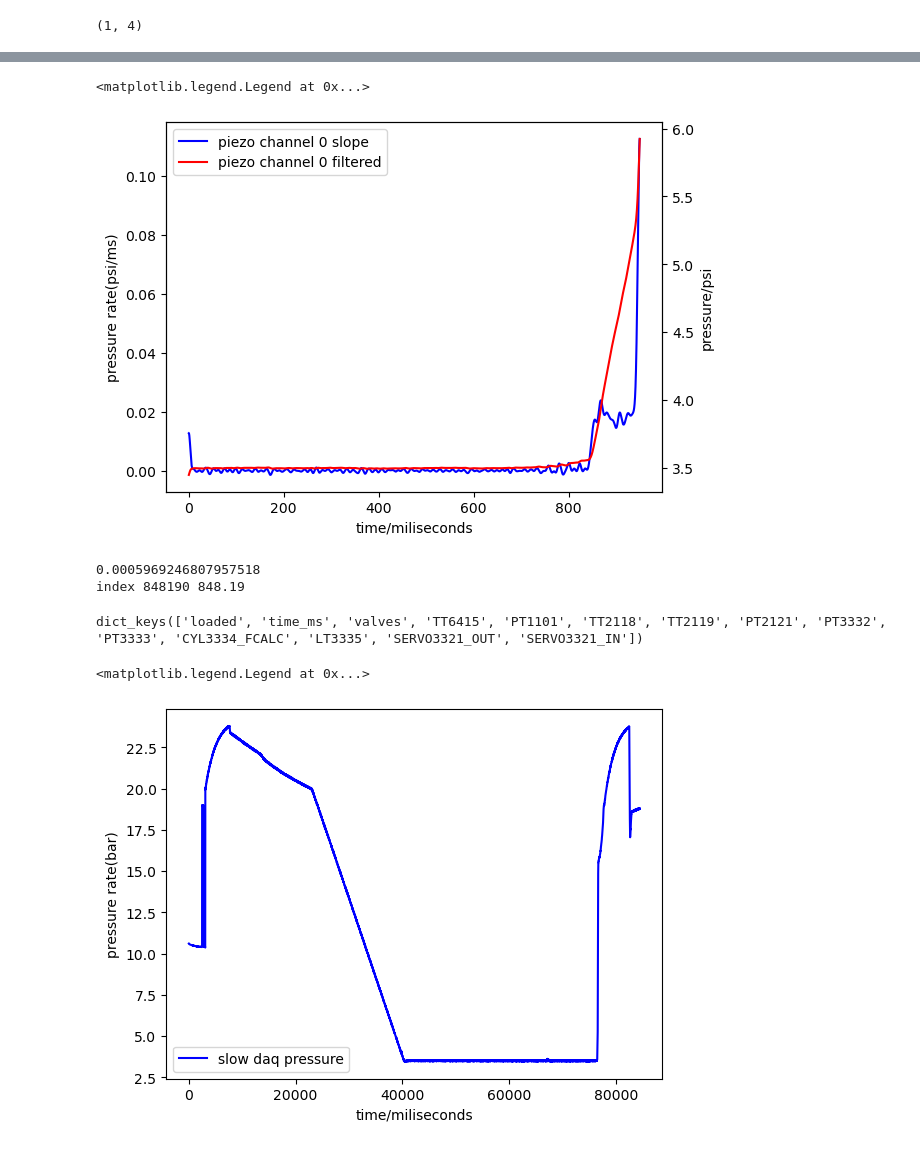
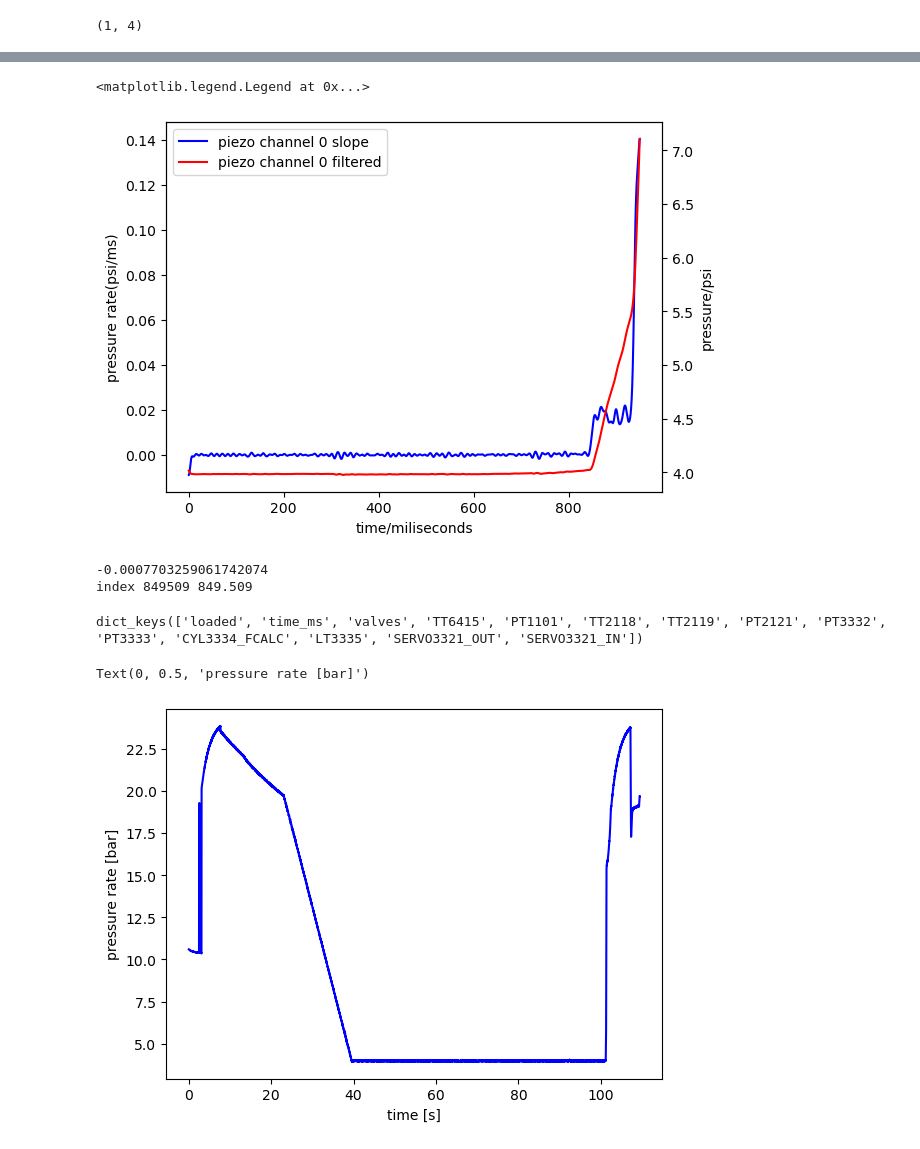
Before and after one commit to SBC-Collaboration/LAr10Ana, a Jupyter notebook: nb/rzhang/Piezo-Waveform_slope_fitting.ipynb, the cells around one changed output, grey strips where cells are left out. Drawn from its saved outputs; the diff is of its cells as text; code cells hidden in the pictures.

```diff
--- a/nb/rzhang/Piezo-Waveform_slope_fitting.ipynb
+++ b/nb/rzhang/Piezo-Waveform_slope_fitting.ipynb
@@ -17,9 +17,10 @@ importlib.reload(AcousticT0)
 TEST_RUN = "/exp/e961/data/SBC-25-daqdata/20250611_1/"
 # TEST_RUN2 = "/exp/e961/app/users/runze/data/20251120_12/"
 # TEST_RUN2 = "/exp/e961/app/users/runze/data/20251211_6/"
-TEST_RUN2 = "/exp/e961/app/users/runze/data/20251121_5/"
+TEST_RUN2 = "/exp/e961/data/SBC-25-unpacked/20251121_5/"
 # TEST_RUN2 = "/exp/e961/data/users/gputnam/SBC-25-daqdata-test/20251103_1/"
 TEST_EVT = 4
+TEST_EVT = 8
 # %%
 data = GetEvent(TEST_RUN2, TEST_EVT,strictMode=False)
 data.keys()
@@ -128,7 +129,7 @@ ax1.legend(lines, labels)
 # plt.legend()
 # %% [output]
 <matplotlib.legend.Legend at 0x...>
-[figure, old version]
+[figure, new version]
 # %%
 #quadratic fittings
 # finding ending point, hard cut, find first time when the rate < -2e-5 psi/ms
@@ -150,8 +151,8 @@ print("index",ending_indx,time_list_ms[ending_indx])
 pressure_before_fit = piezo0_filtered[starting_indx:ending_indx]
 time_fit_range = time_list_ms[starting_indx:ending_indx]
 # %% [output]
-0.0005969246807957518
-index 848190 848.19
+-0.0007703259061742074
+index 849509 849.509
 # %%
 data["slow_daq"].keys()
 # %% [output]
@@ -159,20 +160,21 @@ dict_keys(['loaded', 'time_ms', 'valves', 'TT6415', 'PT1101', 'TT2118', 'TT2119'
 # %%
 slowdaq_PT = data["slow_daq"]['PT1101']
 slowdaq_time = [i*10 for i in range(len(slowdaq_PT))]
+slowdaq_time = [i/100 for i in range(len(slowdaq_PT))] # for seconds unit
 fig, ax1 = plt.subplots()
 startpoint = 10000
 endpoint = 10750
 # l1 = ax1.plot(slowdaq_time[startpoint:endpoint],slowdaq_PT[startpoint:endpoint], label="slow daq pressure",color="blue")
 l1 = ax1.plot(slowdaq_time,slowdaq_PT, label="slow daq pressure",color="blue")
 
-ax1.set_xlabel("time/miliseconds")
-ax1.set_ylabel("pressure rate(bar)")
+ax1.set_xlabel("time [s]")
+ax1.set_ylabel("pressure rate [bar]")
 # ax1.set_xlim(10000, 820)
 # ax1.set_ylim(7.5,12)
-ax1.legend()
+# ax1.legend()
 # %% [output]
-<matplotlib.legend.Legend at 0x...>
+Text(0, 0.5, 'pressure rate [bar]')
-[figure, old version]
+[figure, new version]
 # %%
 slowdaq_PT = data["slow_daq"]['PT2121']
 
```
Also changed, not shown: parts of 10 cells of this notebook, 4 other files.
